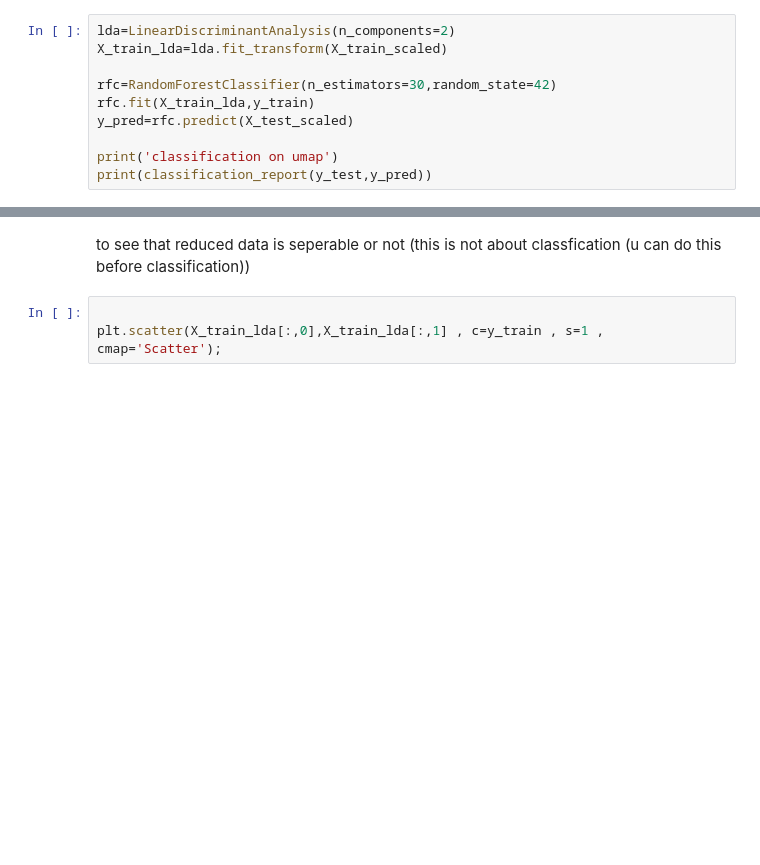
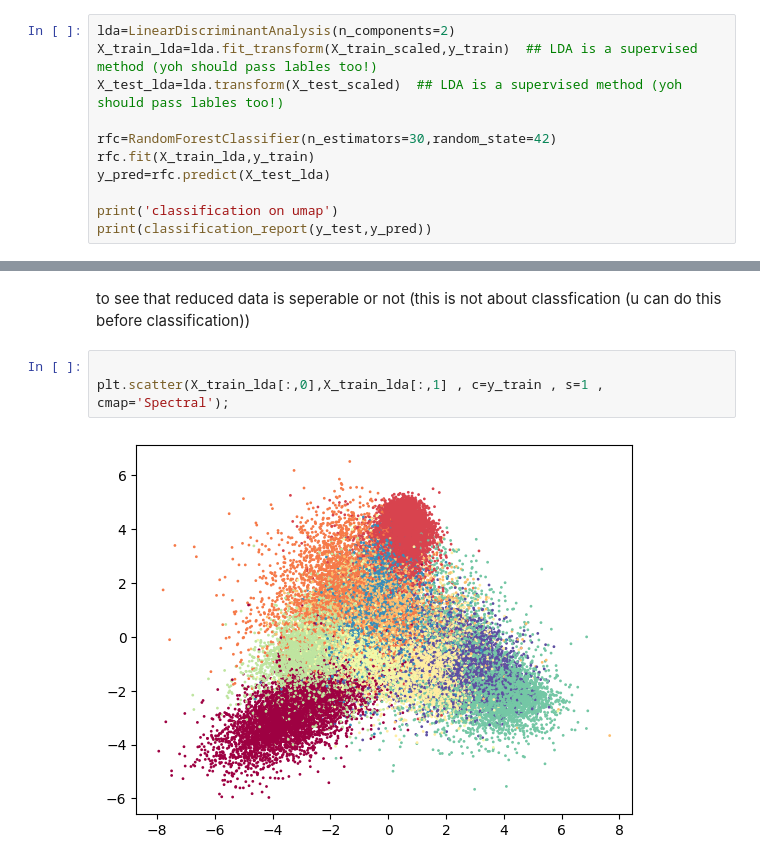
Before and after one commit to HosseinEyvazi/Unsupervised-Learning, a Jupyter notebook: Dimensionality_Reduction.ipynb, the cells around one changed output, grey strips where cells are left out. Cells and saved outputs as stored; diff of their text form; blank space fills up the shorter version.

```diff
--- a/Dimensionality_Reduction.ipynb
+++ b/Dimensionality_Reduction.ipynb
@@ -620,11 +642,12 @@ plt.scatter(X_train_tsne[:,0],X_train_tsne[:,1] , c=y_train , s=1)
 LDA
 # %%
 lda=LinearDiscriminantAnalysis(n_components=2)
-X_train_lda=lda.fit_transform(X_train_scaled)
+X_train_lda=lda.fit_transform(X_train_scaled,y_train)  ## LDA is a supervised method (yoh should pass lables too!)
+X_test_lda=lda.transform(X_test_scaled)  ## LDA is a supervised method (yoh should pass lables too!)
 
 rfc=RandomForestClassifier(n_estimators=30,random_state=42)
 rfc.fit(X_train_lda,y_train)
-y_pred=rfc.predict(X_test_scaled)
+y_pred=rfc.predict(X_test_lda)
 
 print('classification on umap')
 print(classification_report(y_test,y_pred))
@@ -632,4 +673,6 @@ print(classification_report(y_test,y_pred))
 to see that reduced data is seperable or not  (this is not about classfication (u can do this before classification))
 # %%
 
-plt.scatter(X_train_lda[:,0],X_train_lda[:,1] , c=y_train , s=1 , cmap='Scatter');
+plt.scatter(X_train_lda[:,0],X_train_lda[:,1] , c=y_train , s=1 , cmap='Spectral');
+# %% [output]
+[figure, added]
```
Also changed, not shown: parts of 3 cells of this notebook.
